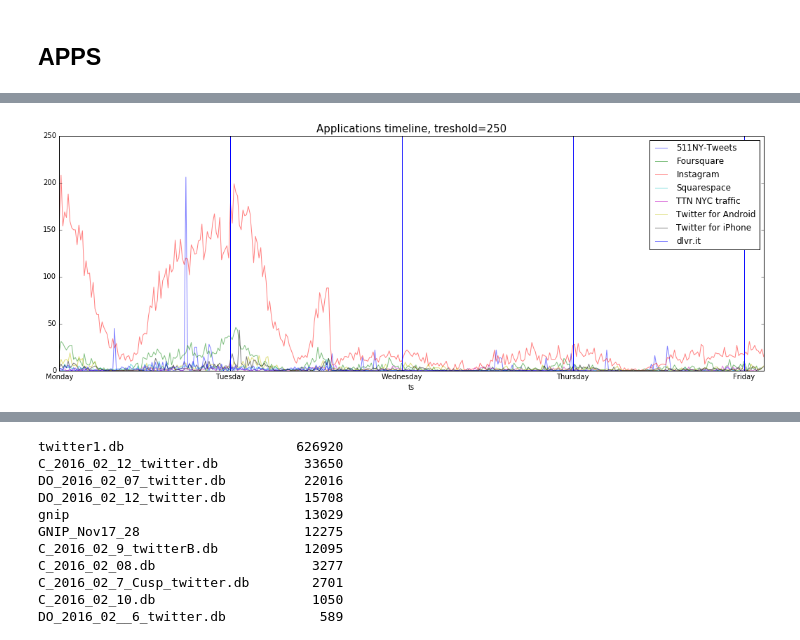
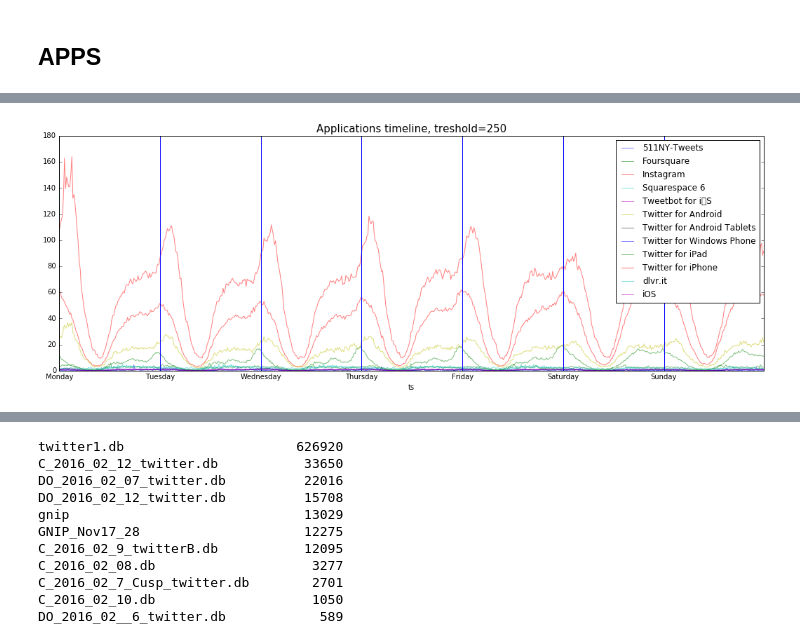
Before and after one commit to Casyfill/CUSP_QC_twitter_scripts, a Jupyter notebook: code/EDA/Spatial_timeline.ipynb, the cells around one changed output, grey strips where cells are left out. Saved outputs shown, nothing was run; the diff lists cells and outputs as text; code cells hidden in the pictures.

```diff
--- a/code/EDA/Spatial_timeline.ipynb
+++ b/code/EDA/Spatial_timeline.ipynb
@@ -121 +173,3 @@ gdf  = misc.toGeoDataFrame(df, lat='lon',lon='lat')  ### mesed with lat_long
+# %%
+datum = pd.read_pickle('zipJoined.pkl')
 # %%
@@ -199,5 +278,9 @@ apps[apps.index.str.lower().str.contains('twitter')]
+# %%
+superaps = datum.application.value_counts().head(20).index.tolist()
+# %%
+sa_datum = datum[datum.application.isin(superaps)]
 # %%
-x = bulkWeeks(gdf, 'application', title='Applications timeline',
+x = bulkWeeks(sa_datum, 'application', title='Applications timeline',
               av=False, th=250, legend=True, verbose=False, normalize=False)
 # %% [output]
-[figure, old version]
+[figure, new version]
```
Also changed, not shown: parts of 69 cells of this notebook, 23 other files.
